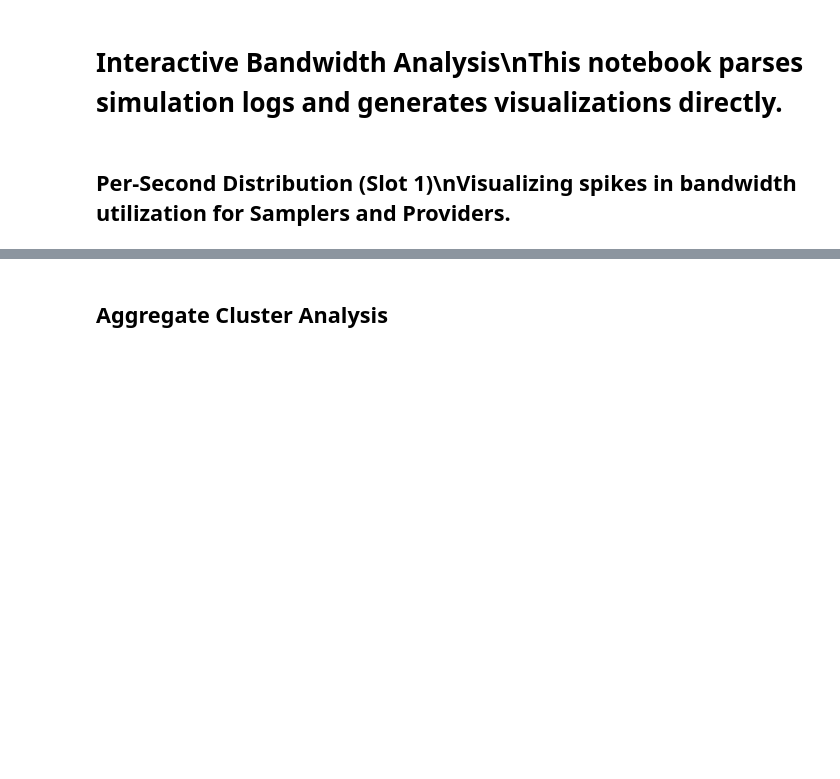
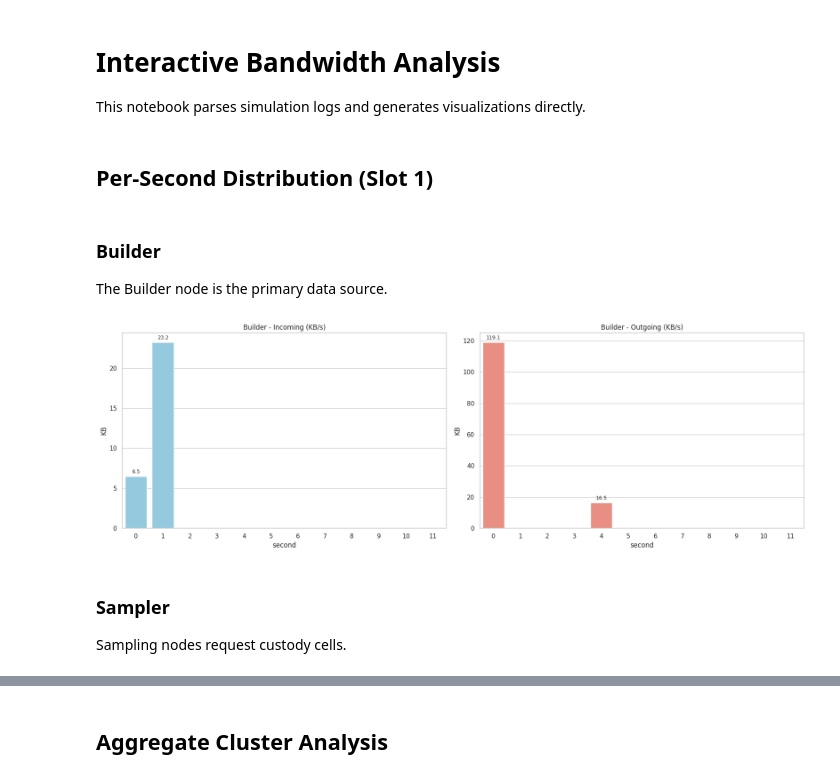
Before and after one commit to kamilsa/blobsim, a Jupyter notebook: Analysis.ipynb, the cells around one changed output, grey strips where cells are left out. Cells and saved outputs as stored; diff of their text form; code cells hidden in the pictures; blank space fills up the shorter version.

Commit message:
Interactive bandwidth analysis

```diff
--- a/Analysis.ipynb
+++ b/Analysis.ipynb
@@ -1,5 +1,6 @@
 # %% [markdown]
-# Interactive Bandwidth Analysis\nThis notebook parses simulation logs and generates visualizations directly.
+# Interactive Bandwidth Analysis
+This notebook parses simulation logs and generates visualizations directly.
 # %%
 import os
 import re
@@ -46,7 +47,10 @@ def plot_per_second(role, host):
     fig, axes = plt.subplots(1, 2, figsize=(18, 6))
     for i, direction in enumerate(["Incoming", "Outgoing"]):
         data = df[df["direction"] == direction]
-        binned = data.groupby("second")["bytes"].sum().reset_index()
+        if data.empty:
+            binned = pd.DataFrame(columns=["second", "bytes"])
+        else:
+            binned = data.groupby("second")["bytes"].sum().reset_index()
         all_secs = pd.DataFrame({"second": range(12)})
         plot_data = pd.merge(all_secs, binned, on="second", how="left").fillna(0)
         plot_data["KB"] = plot_data["bytes"] / 1024
@@ -59,6 +63,16 @@ def plot_per_second(role, host):
     plt.tight_layout()
     plt.show()
 # %% [markdown]
-## Per-Second Distribution (Slot 1)\nVisualizing spikes in bandwidth utilization for Samplers and Providers.
+## Per-Second Distribution (Slot 1)
+# %% [markdown]
+### Builder
+The Builder node is the primary data source.
+# %%
+plot_per_second("builder", "builder")
+# %% [output]
+[figure, added]
+# %% [markdown]
+### Sampler
+Sampling nodes request custody cells.
 # %%
 plot_per_second("sampler", "sampler1")
```
Also changed, not shown: parts of 5 cells of this notebook, 6 other files.
